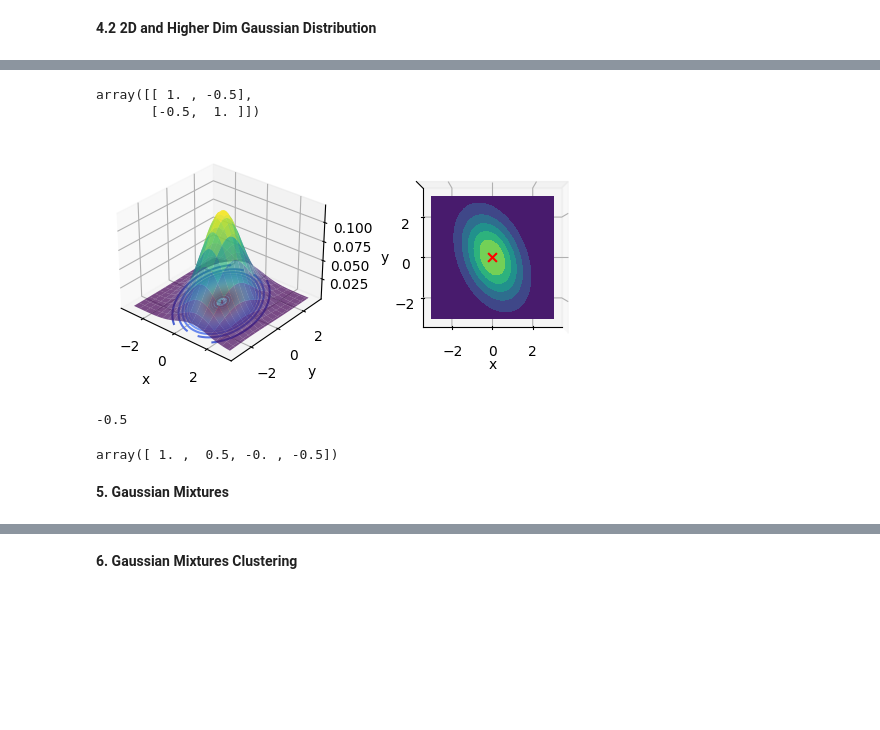
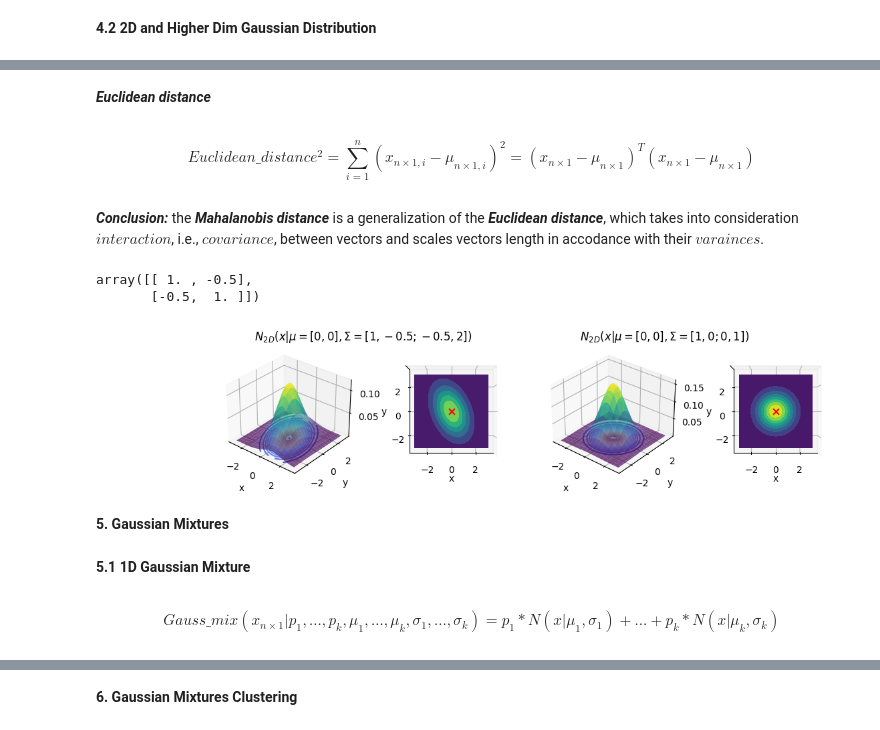
Before and after one commit to enoten/ml-numpy-pytorch, a Jupyter notebook: Gaussian Mixture Models Clustering for Embeddings.ipynb, the cells around one changed output, grey strips where cells are left out. Saved outputs shown, nothing was run; the diff lists cells and outputs as text; code cells hidden in the pictures; blank space fills up the shorter version.

Commit message:
added formulas, EM algo, updated graphics  thumb

```diff
--- a/Gaussian Mixture Models Clustering for Embeddings.ipynb
+++ b/Gaussian Mixture Models Clustering for Embeddings.ipynb
@@ -140,6 +135,14 @@ def plot_Gaussian(mu,
 # %%
-plot_Gaussian(0,1)
-plot_Gaussian(2,3)
+mus = [0.0, 3.0]
+sigmas = [1.0, 2.0]
+x_shift = [0.5, 1.3]
+i=0
+for mu,sigma in zip(mus,sigmas):
+    i += 1
+    max_val = plot_Gaussian(mu,sigma)
+    plt.text(mu+x_shift[i-1],
+             max_val-0.075,
+             f"Component {i} \n N($\mu$={mus[i-1]},$\sigma$={sigmas[i-1]})")
 plt.grid('on')
 plt.show()
 # %% [output]
@@ -156,4 +214,12 @@ $$
 $$
+# %% [markdown]
+<b><i>Euclidean distance</i></b>
+# %% [markdown]
+$$
+  Euclidean\_distance^2 = \sum_{i=1}^n(x_{n{\times}1,i} - \mu_{n{\times}1,i})^2 = (x_{n\times 1}-\mu_{n\times 1})^{T} (x_{n\times 1}-\mu_{n\times 1})
+$$
+# %% [markdown]
+<b><i>Conclusion:</i></b> the <b><i>Mahalanobis distance</i></b> is a generalization of the <b><i>Euclidean distance</i></b>, which takes into consideration $interaction$, i.e., $covariance$, between vectors and scales vectors length in accodance with their $varainces$.
 # %%
 Sigma = np.array([[ 1. , -0.5], [-0.5,  1.]])
 Sigma
@@ -193,8 +259,8 @@ pos[:, :, 1] = Y
 Z = multivariate_gaussian(pos, mu, Sigma)
 
 # plot using subplots
-fig = plt.figure()
-ax1 = fig.add_subplot(1,2,1,projection='3d')
+fig = plt.figure(figsize = (12,5))
+ax1 = fig.add_subplot(1,4,1,projection='3d')
 
 ax1.plot_surface(X, Y, Z, rstride=3,
                  cstride=3,
@@ -204,48 +270,71 @@ ax1.plot_surface(X, Y, Z, rstride=3,
                  cmap=cm.viridis)
 
 ax1.contour(X, Y, Z,
             20,
             zdir='z',
             offset=0,
             cmap='coolwarm')
 
 ax1.view_init(30,-50)
 ax1.set_xlabel(r'x')
 ax1.set_ylabel(r'y')
+ax1.set_title('                                           $N_{2D}(x| \mu=[0,0], \Sigma=[1, -0.5; -0.5, 2])$')
 
 
-ax2 = fig.add_subplot(1,2,2,projection='3d')
+ax2 = fig.add_subplot(1,4,2,projection='3d')
 ax2.contourf(X, Y, Z, zdir='z', offset=0, cmap=cm.viridis)
 ax2.view_init(90, 270)
 
 ax2.set_zticks([])
 ax2.set_xlabel(r'x')
 ax2.set_ylabel(r'y')
 
-plt.scatter(0,
+ax2.scatter(0,
             0,
             color='red',
             marker='x',s=40)
 
-#plt.plot([mu,mu],
-#         [0,max(norm_pdf)],
-#         color='black',
-#         linestyle='dashed',marker='o')
+# plot using subplots
+Sigma = np.array([[ 1. , 0.0], [0.0,  1.]])
+Z = multivariate_gaussian(pos, mu, Sigma)
 
+ax3 = fig.add_subplot(1,4,3,projection='3d')
+ax3.plot_surface(X, Y, Z, rstride=3,
+                 cstride=3,
+                 linewidth=1,
+                 antialiased=True,
+                 alpha=0.7,
+                 cmap=cm.viridis)
 
+ax3.contour(X, Y, Z,
+            20,
+            zdir='z',
+            offset=0,
+            cmap='coolwarm')
+ax3.view_init(30,-50)
+ax3.set_xlabel(r'x')
+ax3.set_ylabel(r'y')
+ax3.set_title('                              $N_{2D}(x| \mu=[0,0], \Sigma=[1, 0; 0, 1])$')
 
+ax4 = fig.add_subplot(1,4,4,projection='3d')
+ax4.contourf(X, Y, Z, zdir='z', offset=0, cmap=cm.viridis)
+ax4.view_init(90, 270)
+ax4.set_zticks([])
+ax4.set_xlabel(r'x')
+ax4.set_ylabel(r'y')
 
+ax4.scatter(0,
+            0,
+            color='red',
+            marker='x',s=40)
 plt.show()
 # %% [output]
-[figure, old version]
+[figure, new version]
-# %%
-Sigma[0,1]
-# %% [output]
--0.5
-# %%
-x_vec = range(-2,2)
-x_vec*Sigma[0,1]
-# %% [output]
-array([ 1. ,  0.5, -0. , -0.5])
 # %% [markdown]
 <b>5. Gaussian Mixtures</b>
+# %% [markdown]
+<b>5.1 1D Gaussian Mixture</b>
+# %% [markdown]
+$$
+  Gauss\_mix (x_{n{\times}1} | p_1,...,p_k, \mu_1,...,\mu_k,\sigma_1,...,\sigma_k) = p_1 * N(x | \mu_1, \sigma_1) + ... + p_k * N(x | \mu_k,\sigma_k)
+$$
```
Also changed, not shown: parts of 45 cells of this notebook, 1 other file.
